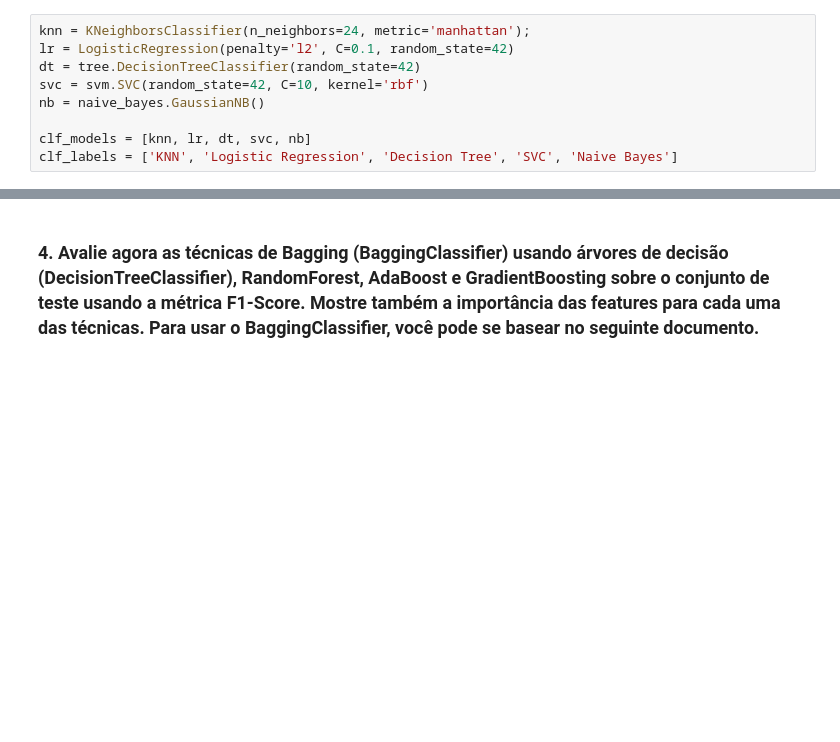
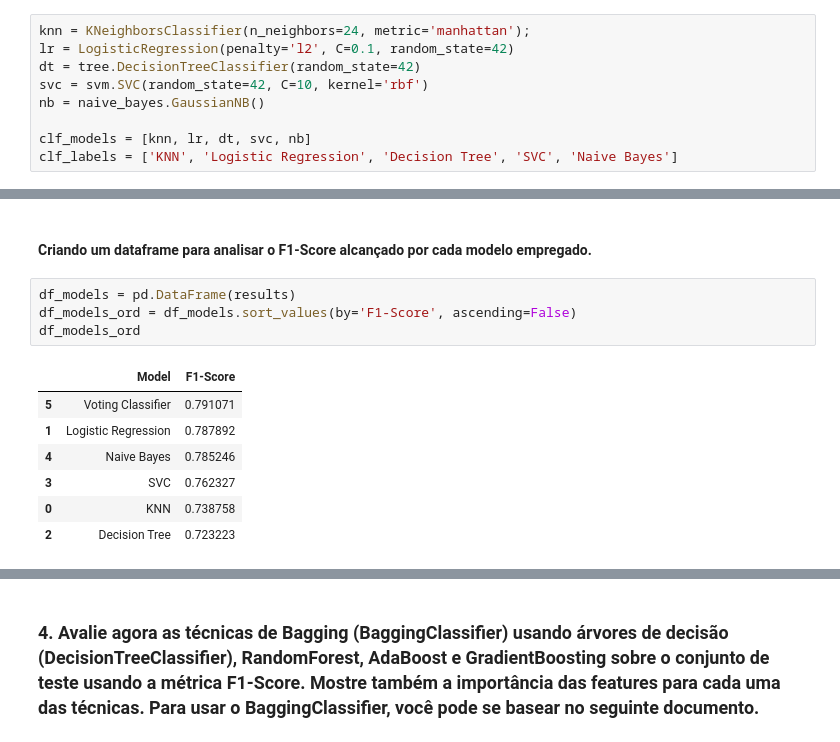
Before and after one commit to ruanfelipe7/machine_learning_activities, a Jupyter notebook: Lista10/Lista10.ipynb, the cells around one changed output, grey strips where cells are left out. Cells and saved outputs as stored; diff of their text form; blank space fills up the shorter version.

```diff
--- a/Lista10/Lista10.ipynb
+++ b/Lista10/Lista10.ipynb
@@ -211,0 +258,14 @@ F1-Score: 0.7852459996413127 - Model: Naive Bayes
+# %% [markdown]
+#### Criando um dataframe para analisar o F1-Score alcançado por cada modelo empregado.
+# %%
+df_models = pd.DataFrame(results)
+df_models_ord = df_models.sort_values(by='F1-Score', ascending=False)
+df_models_ord
+# %% [output]
+|  | Model | F1-Score |
+| 5 | Voting Classifier | 0.791071 |
+| 1 | Logistic Regression | 0.787892 |
+| 4 | Naive Bayes | 0.785246 |
+| 3 | SVC | 0.762327 |
+| 0 | KNN | 0.738758 |
+| 2 | Decision Tree | 0.723223 |
```
Also changed, not shown: parts of 32 cells of this notebook.
